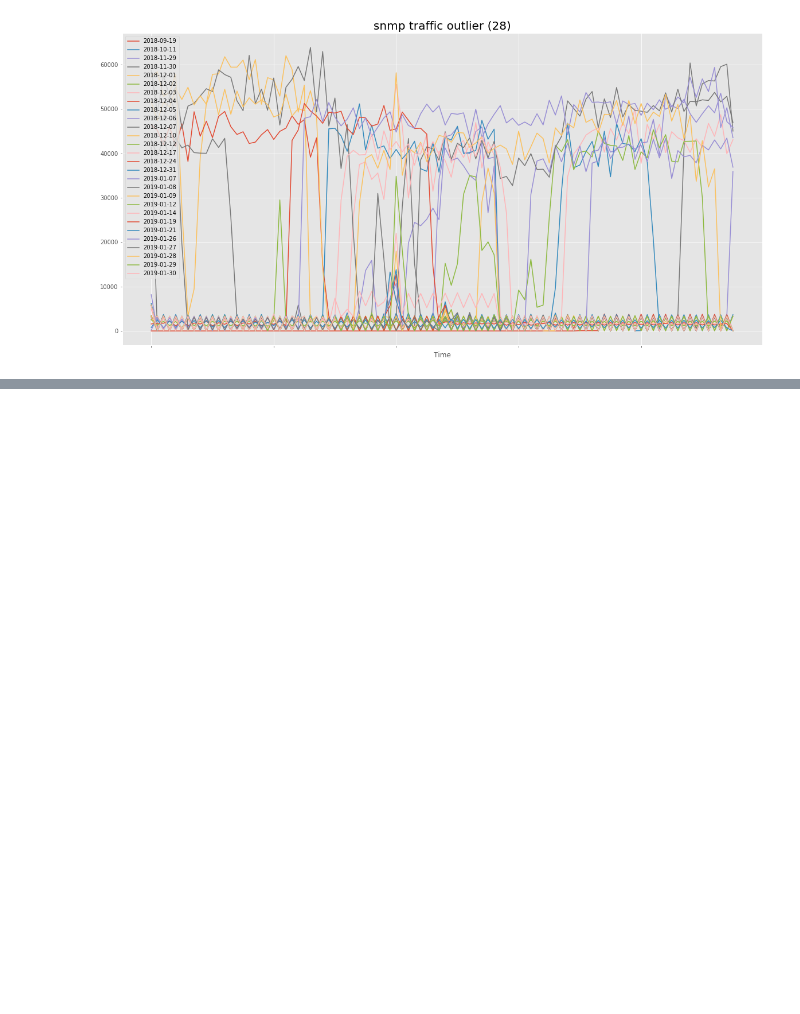
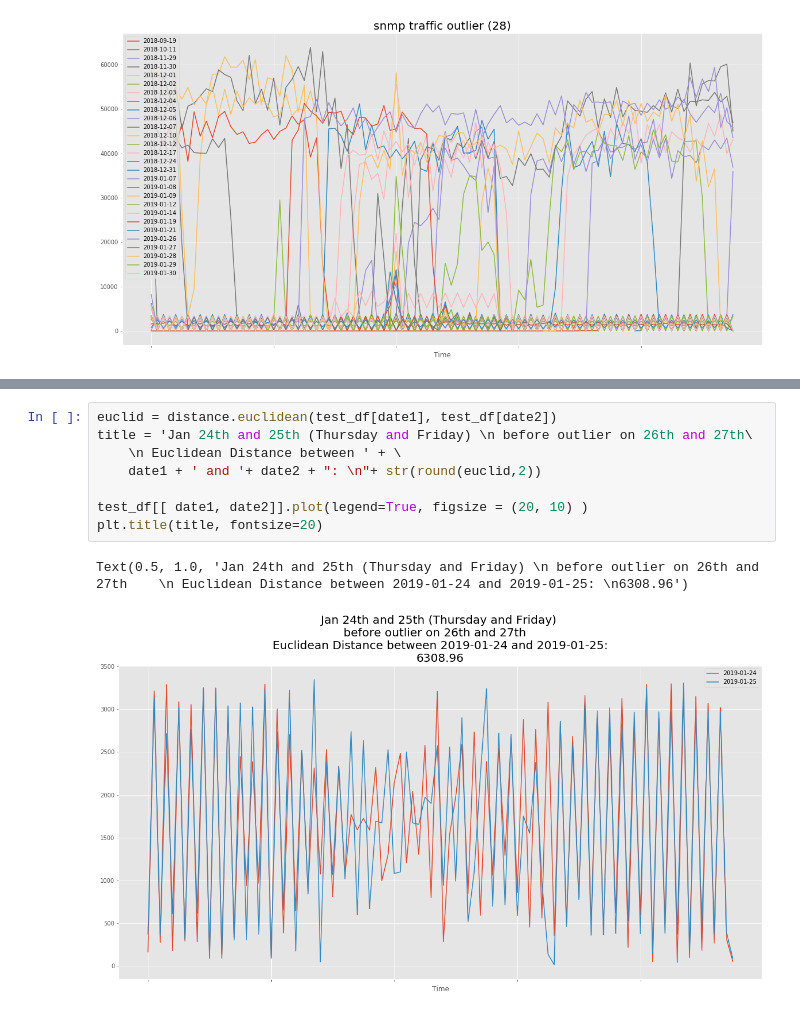
Before and after one commit to ayushmaskey/log_analysis, a Jupyter notebook: app/jupyter/DBSCAN_and_SNMP.ipynb, the cells around one changed output, grey strips where cells are left out. Drawn from its saved outputs; the diff is of its cells as text; blank space fills up the shorter version.

```diff
--- a/app/jupyter/DBSCAN_and_SNMP.ipynb
+++ b/app/jupyter/DBSCAN_and_SNMP.ipynb
@@ -113,0 +132,11 @@ Text(0.5, 1.0, 'Outliers 26th and 27th, compared to 2 previous days')
+# %%
+euclid = distance.euclidean(test_df[date1], test_df[date2])
+title = 'Jan 24th and 25th (Thursday and Friday) \n before outlier on 26th and 27th\
+    \n Euclidean Distance between ' + \
+    date1 + ' and '+ date2 + ": \n"+ str(round(euclid,2))
+
+test_df[[ date1, date2]].plot(legend=True, figsize = (20, 10) )
+plt.title(title, fontsize=20)
+# %% [output]
+Text(0.5, 1.0, 'Jan 24th and 25th (Thursday and Friday) \n before outlier on 26th and 27th    \n Euclidean Distance between 2019-01-24 and 2019-01-25: \n6308.96')
+[figure, added]
```
Also changed, not shown: parts of 14 cells of this notebook, 2 other files.
